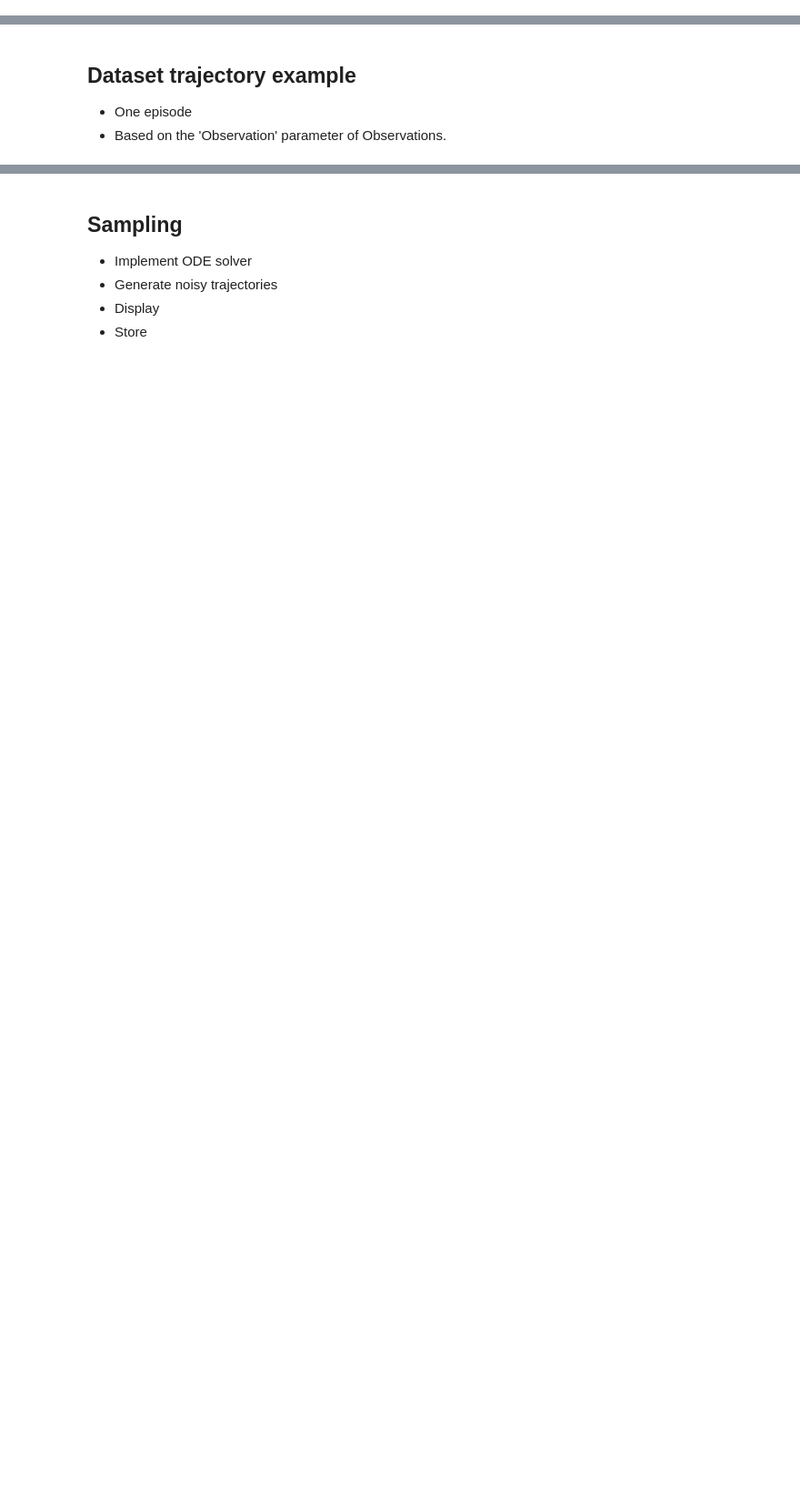
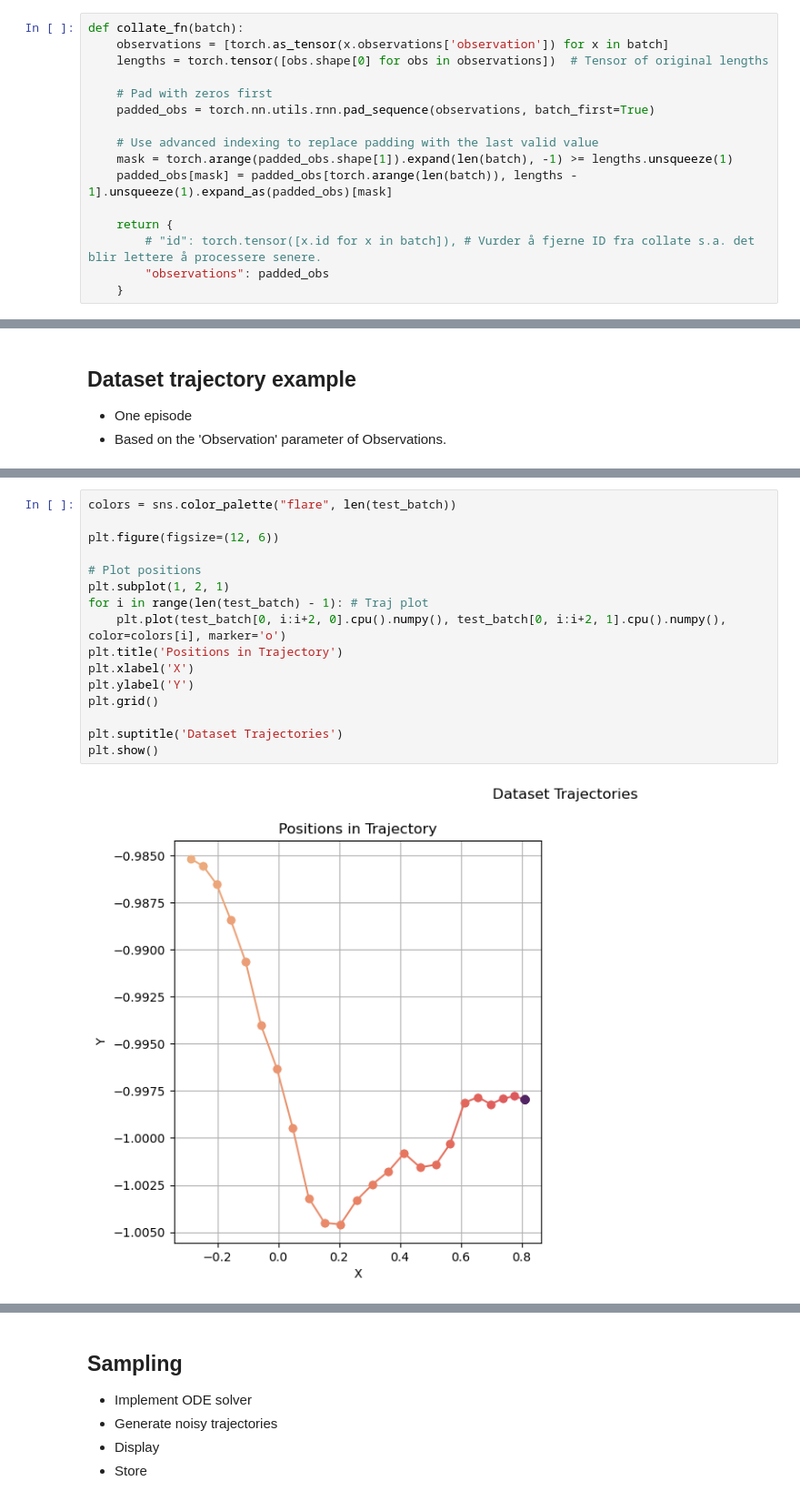
Before and after one commit to MortenHS/FlowMatching, a Jupyter notebook: data_loader.ipynb, the cells around one changed output, grey strips where cells are left out. Shown at 91% size. Cells and saved outputs as stored; diff of their text form; blank space fills up the shorter version.

```diff
--- a/data_loader.ipynb
+++ b/data_loader.ipynb
@@ -96,0 +22,16 @@ train_loader = DataLoader(dataset, batch_size=batch_size, shuffle=True)
+# %%
+def collate_fn(batch):
+    observations = [torch.as_tensor(x.observations['observation']) for x in batch]
+    lengths = torch.tensor([obs.shape[0] for obs in observations])  # Tensor of original lengths
+
+    # Pad with zeros first
+    padded_obs = torch.nn.utils.rnn.pad_sequence(observations, batch_first=True)
+
+    # Use advanced indexing to replace padding with the last valid value
+    mask = torch.arange(padded_obs.shape[1]).expand(len(batch), -1) >= lengths.unsqueeze(1)
+    padded_obs[mask] = padded_obs[torch.arange(len(batch)), lengths - 1].unsqueeze(1).expand_as(padded_obs)[mask]
+
+    return {
+        # "id": torch.tensor([x.id for x in batch]), # Vurder å fjerne ID fra collate s.a. det blir lettere å processere senere.
+        "observations": padded_obs
+    }
@@ -162,0 +55,18 @@ def flow_matching_loss(model, x_start, x_end, timesteps):
+# %%
+colors = sns.color_palette("flare", len(test_batch))
+
+plt.figure(figsize=(12, 6))
+
+# Plot positions
+plt.subplot(1, 2, 1)
+for i in range(len(test_batch) - 1): # Traj plot
+    plt.plot(test_batch[0, i:i+2, 0].cpu().numpy(), test_batch[0, i:i+2, 1].cpu().numpy(), color=colors[i], marker='o')
+plt.title('Positions in Trajectory')
+plt.xlabel('X')
+plt.ylabel('Y')
+plt.grid()
+
+plt.suptitle('Dataset Trajectories')
+plt.show()
+# %% [output]
+[figure, added]
```
Also changed, not shown: parts of 19 cells of this notebook, 1 other file.
